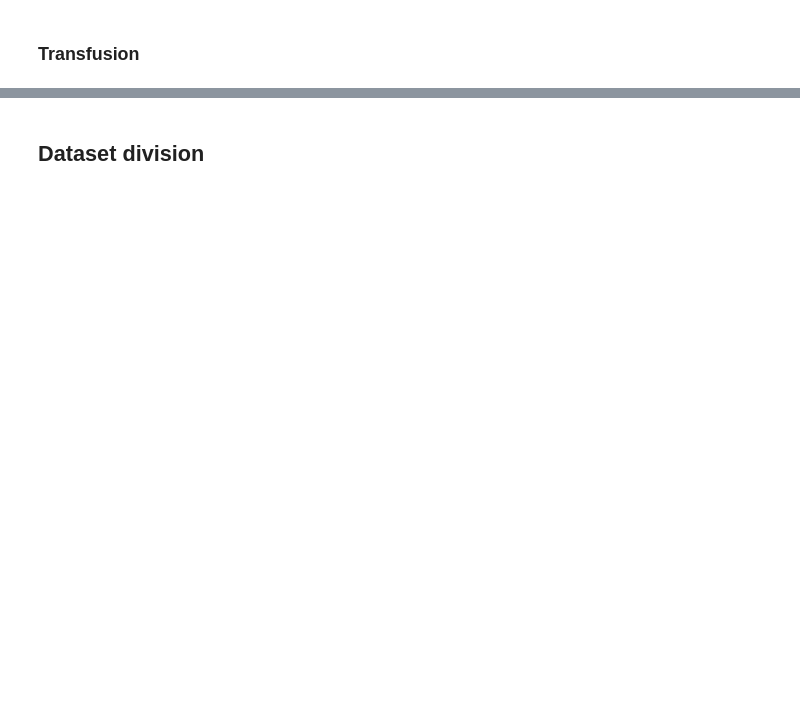
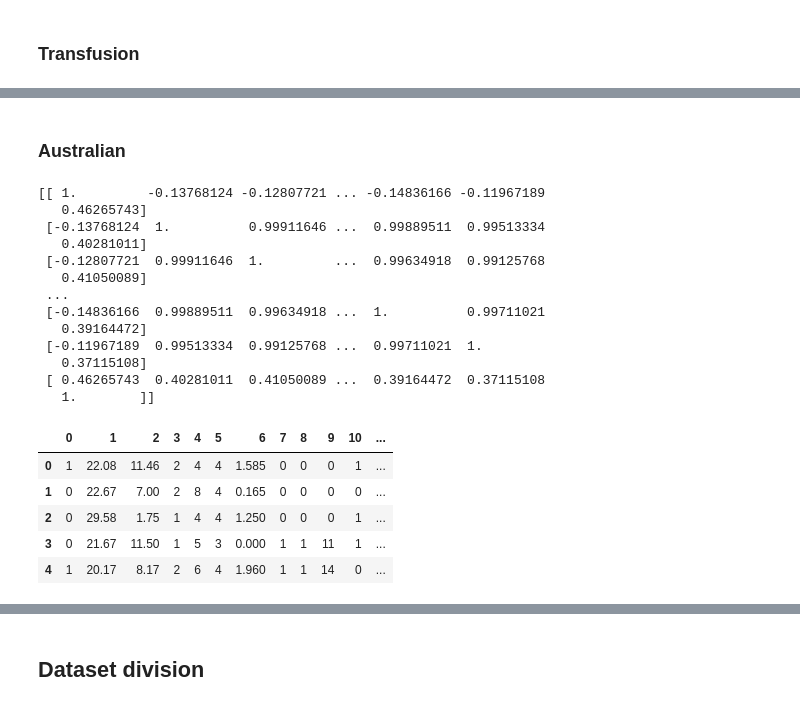
Before and after one commit to CarlosPena00/CIn-IF699-AM, a Jupyter notebook: project.ipynb, the cells around one changed output, grey strips where cells are left out. Cells and saved outputs as stored; diff of their text form; code cells hidden in the pictures; blank space fills up the shorter version.

Commit message:
Add files via upload
Add dataset treatment (normalization, categorical values and others) to some on the dataset. Add all dataset to download.sh file.

```diff
--- a/project.ipynb
+++ b/project.ipynb
@@ -7,10 +7,12 @@ from tqdm import tqdm_notebook as tqdm
 from sklearn.model_selection import StratifiedKFold as KFold
 from sklearn.neighbors import KNeighborsClassifier
 from sklearn.preprocessing import normalize
+from sklearn.preprocessing import LabelEncoder
 from sklearn.preprocessing import OneHotEncoder
 from sklearn import tree
 
-datasetList = ['abalone.data', 'balance-scale.data', 'transfusion.data']
+datasetList = ['abalone.data', 'balance-scale.data', 'transfusion.data', 'australian.dat', 'car.data','breast-cancer-wisconsin.data','pop_failures.dat','german.data']
+const_ks    = [1, 5, 10, 20]
 # %% [markdown]
 # Dataset
 ### Balance
@@ -52,0 +103,35 @@ df.head()
+# %% [markdown]
+### Australian
+# %%
+dtName      = 'data/' + datasetList[3]
+
+df          = pd.read_csv(dtName, header=None,delim_whitespace=True)
+X, y        = df.iloc[:,:-1].values, df.iloc[:, -1].values
+enc         = OneHotEncoder(handle_unknown='ignore')
+one_hot     = enc.fit_transform(X[:, 0, None])
+one_hot_arr = one_hot.toarray()
+X           = normalize(X[:, 1:])
+X           = np.concatenate((one_hot_arr, X), axis=1)
+corr_x      = np.corrcoef(X)
+print(corr_x)
+df.head()
+# %% [output]
+[[ 1.         -0.13768124 -0.12807721 ... -0.14836166 -0.11967189
+   0.46265743]
+ [-0.13768124  1.          0.99911646 ...  0.99889511  0.99513334
+   0.40281011]
+ [-0.12807721  0.99911646  1.         ...  0.99634918  0.99125768
+   0.41050089]
+ ...
+ [-0.14836166  0.99889511  0.99634918 ...  1.          0.99711021
+   0.39164472]
+ [-0.11967189  0.99513334  0.99125768 ...  0.99711021  1.
+   0.37115108]
+ [ 0.46265743  0.40281011  0.41050089 ...  0.39164472  0.37115108
+   1.        ]]
+|  | 0 | 1 | 2 | 3 | 4 | 5 | 6 | 7 | 8 | 9 | 10 | ... |
+| 0 | 1 | 22.08 | 11.46 | 2 | 4 | 4 | 1.585 | 0 | 0 | 0 | 1 | ... |
+| 1 | 0 | 22.67 | 7.00 | 2 | 8 | 4 | 0.165 | 0 | 0 | 0 | 0 | ... |
+| 2 | 0 | 29.58 | 1.75 | 1 | 4 | 4 | 1.250 | 0 | 0 | 0 | 1 | ... |
+| 3 | 0 | 21.67 | 11.50 | 1 | 5 | 3 | 0.000 | 1 | 1 | 11 | 1 | ... |
+| 4 | 1 | 20.17 | 8.17 | 2 | 6 | 4 | 1.960 | 1 | 1 | 14 | 0 | ... |
```
Also changed, not shown: parts of 14 cells of this notebook, 1 other file.
